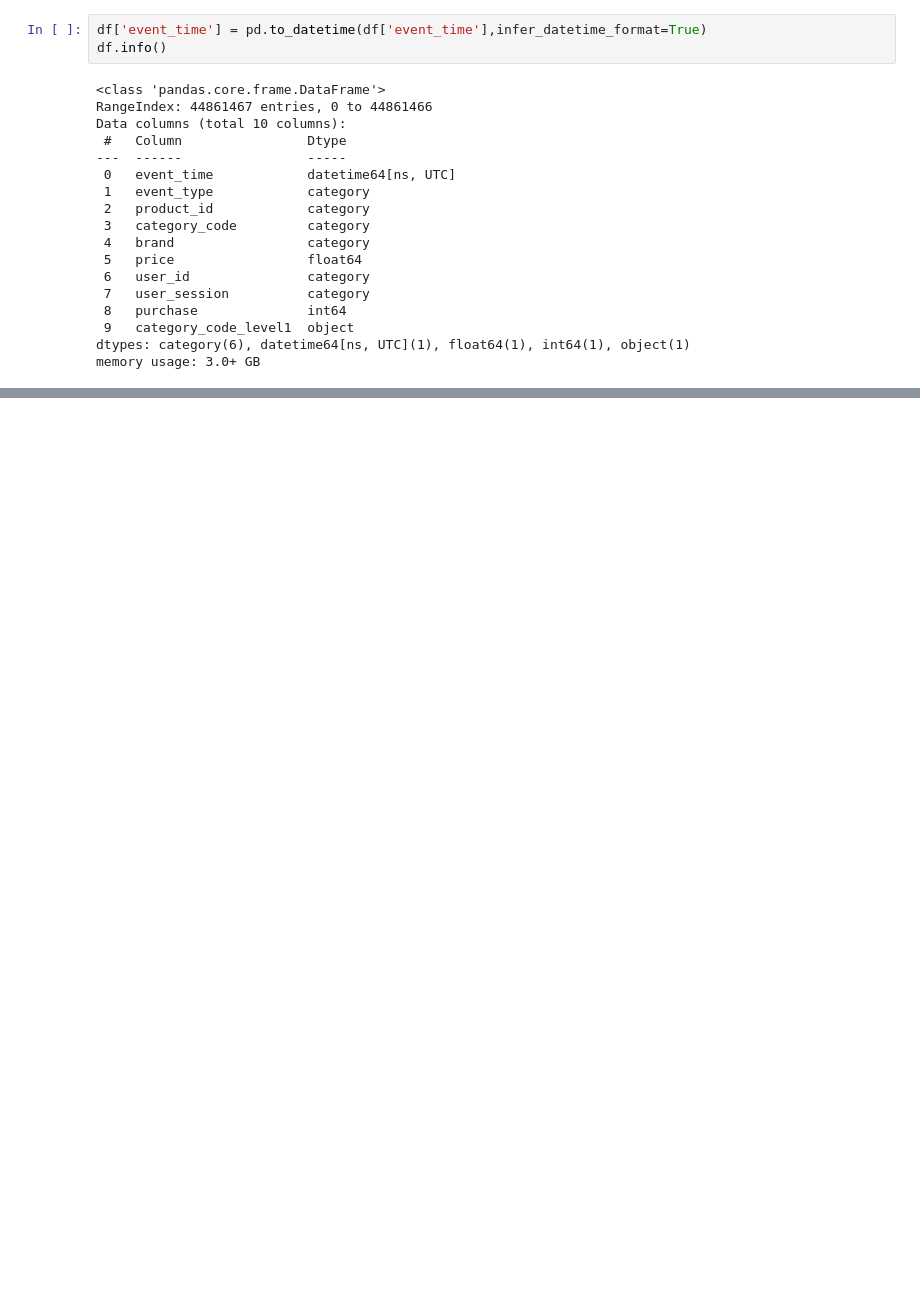
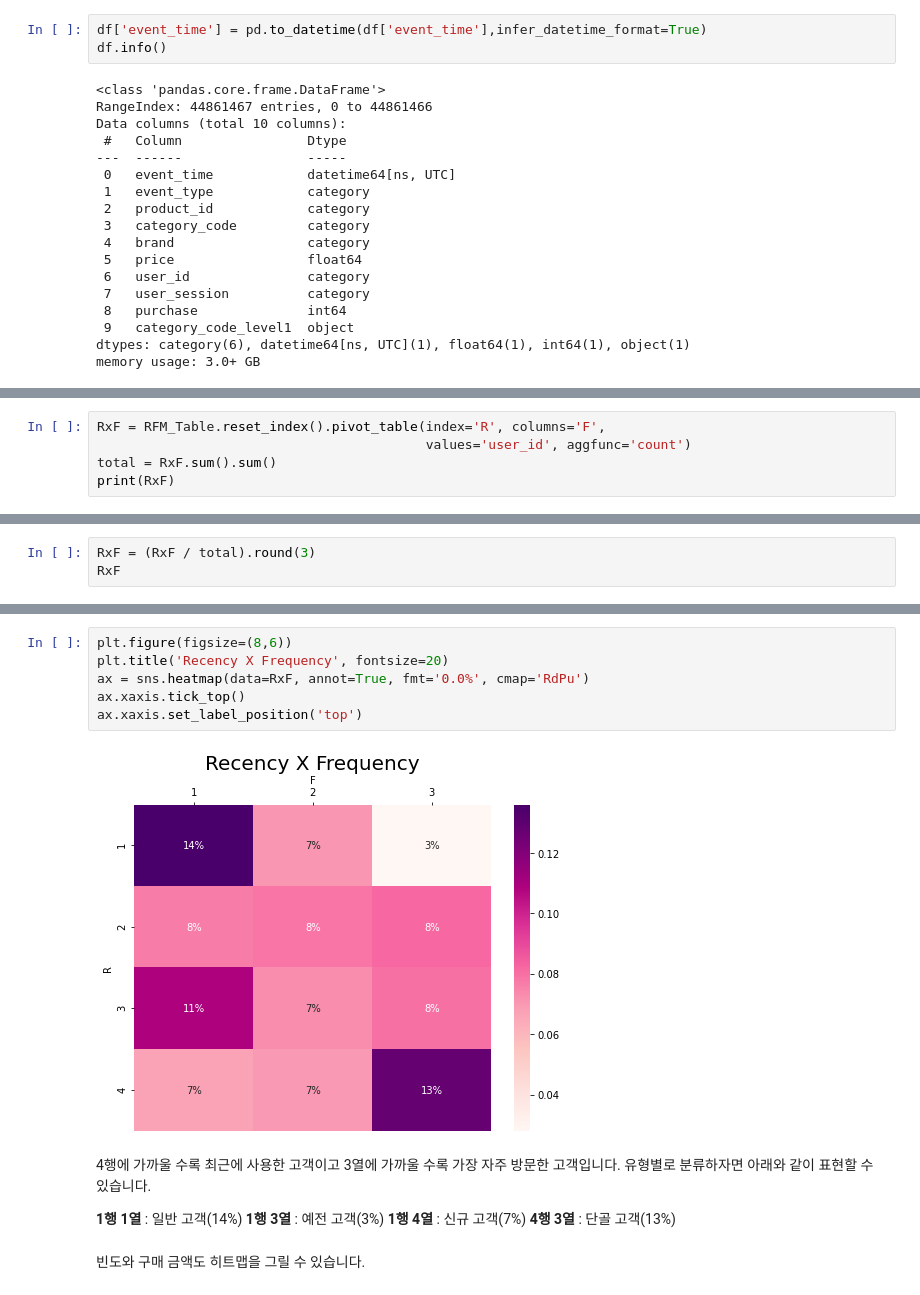
Before and after one commit to jung0han/data_analysis, a Jupyter notebook: eCommerce RFM Analysis.ipynb, the cells around one changed output, grey strips where cells are left out. Drawn from its saved outputs; the diff is of its cells as text; blank space fills up the shorter version.

```diff
--- a/eCommerce RFM Analysis.ipynb
+++ b/eCommerce RFM Analysis.ipynb
@@ -212,0 +456,5 @@ memory usage: 3.0+ GB
+# %%
+RxF = RFM_Table.reset_index().pivot_table(index='R', columns='F',
+                                          values='user_id', aggfunc='count')
+total = RxF.sum().sum()
+print(RxF)
@@ -212,0 +468,3 @@ memory usage: 3.0+ GB
+# %%
+RxF = (RxF / total).round(3)
+RxF
@@ -212,0 +478,18 @@ memory usage: 3.0+ GB
+# %%
+plt.figure(figsize=(8,6))
+plt.title('Recency X Frequency', fontsize=20)
+ax = sns.heatmap(data=RxF, annot=True, fmt='0.0%', cmap='RdPu')
+ax.xaxis.tick_top()
+ax.xaxis.set_label_position('top')
+# %% [output]
+[figure, added]
+# %% [markdown]
+4행에 가까울 수록 최근에 사용한 고객이고 3열에 가까울 수록 가장 자주 방문한 고객입니다.
+유형별로 분류하자면 아래와 같이 표현할 수 있습니다.
+
+**1행 1열** : 일반 고객(14%)
+**1행 3열** : 예전 고객(3%)
+**1행 4열** : 신규 고객(7%)
+**4행 3열** : 단골 고객(13%)
+# %% [markdown]
+빈도와 구매 금액도 히트맵을 그릴 수 있습니다.
```
Also changed, not shown: parts of 54 cells of this notebook.
